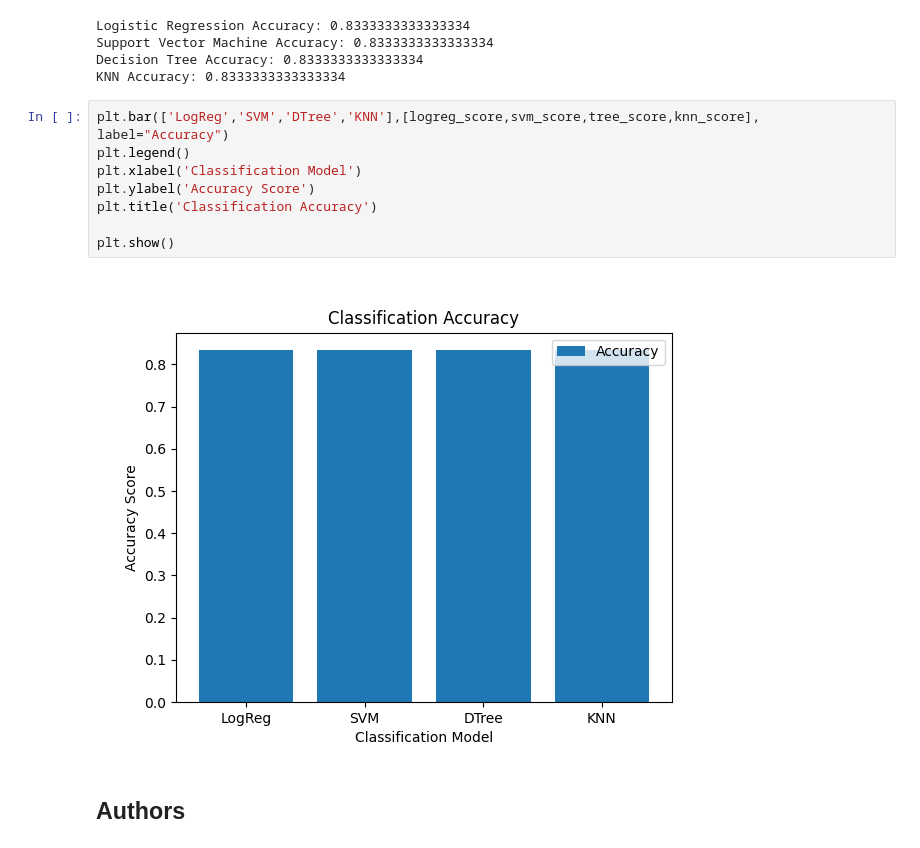
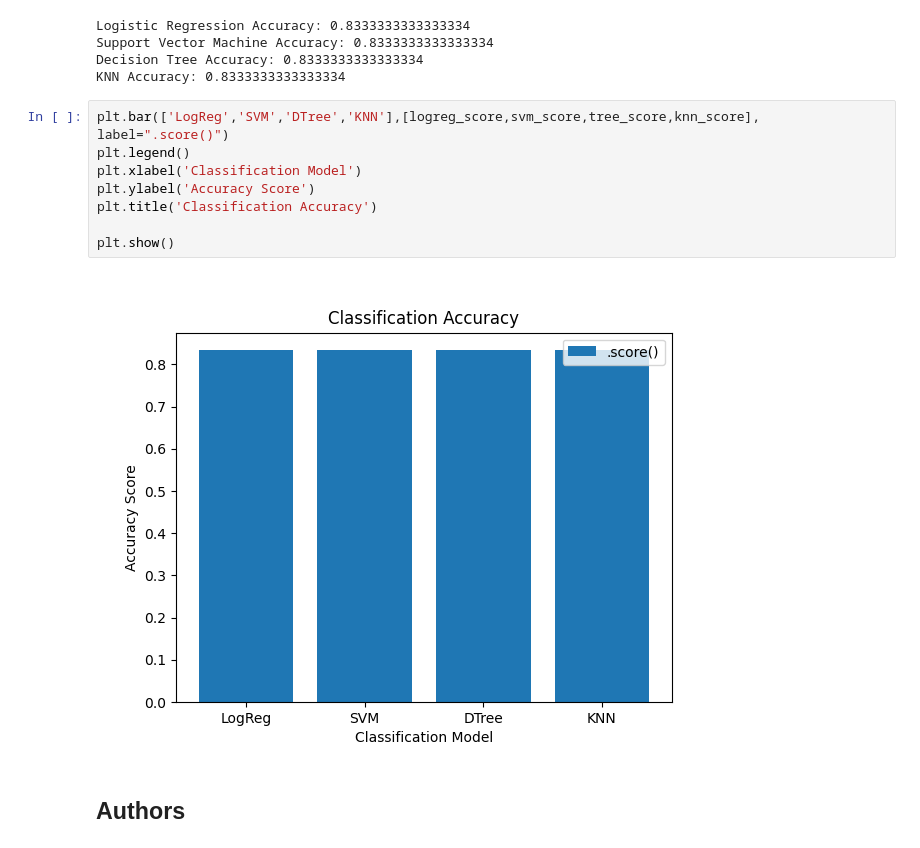
Before and after one commit to phil-lee675/IBMDS0720EN, a Jupyter notebook: Machine Learning Prediction.ipynb, the cells around one changed output. Drawn from its saved outputs; the diff is of its cells as text.

```diff
--- a/Machine Learning Prediction.ipynb
+++ b/Machine Learning Prediction.ipynb
@@ -349,15 +349,15 @@ Support Vector Machine Accuracy: 0.8333333333333334
 Decision Tree Accuracy: 0.8333333333333334
 KNN Accuracy: 0.8333333333333334
 # %%
-plt.bar(['LogReg','SVM','DTree','KNN'],[logreg_score,svm_score,tree_score,knn_score], label="Accuracy")
+plt.bar(['LogReg','SVM','DTree','KNN'],[logreg_score,svm_score,tree_score,knn_score], label=".score()")
 plt.legend()
 plt.xlabel('Classification Model')
 plt.ylabel('Accuracy Score')
 plt.title('Classification Accuracy')
 
 plt.show()
 # %% [output]
-[figure, old version]
+[figure, new version]
 # %% [markdown]
 ## Authors
 # %% [markdown]
```
